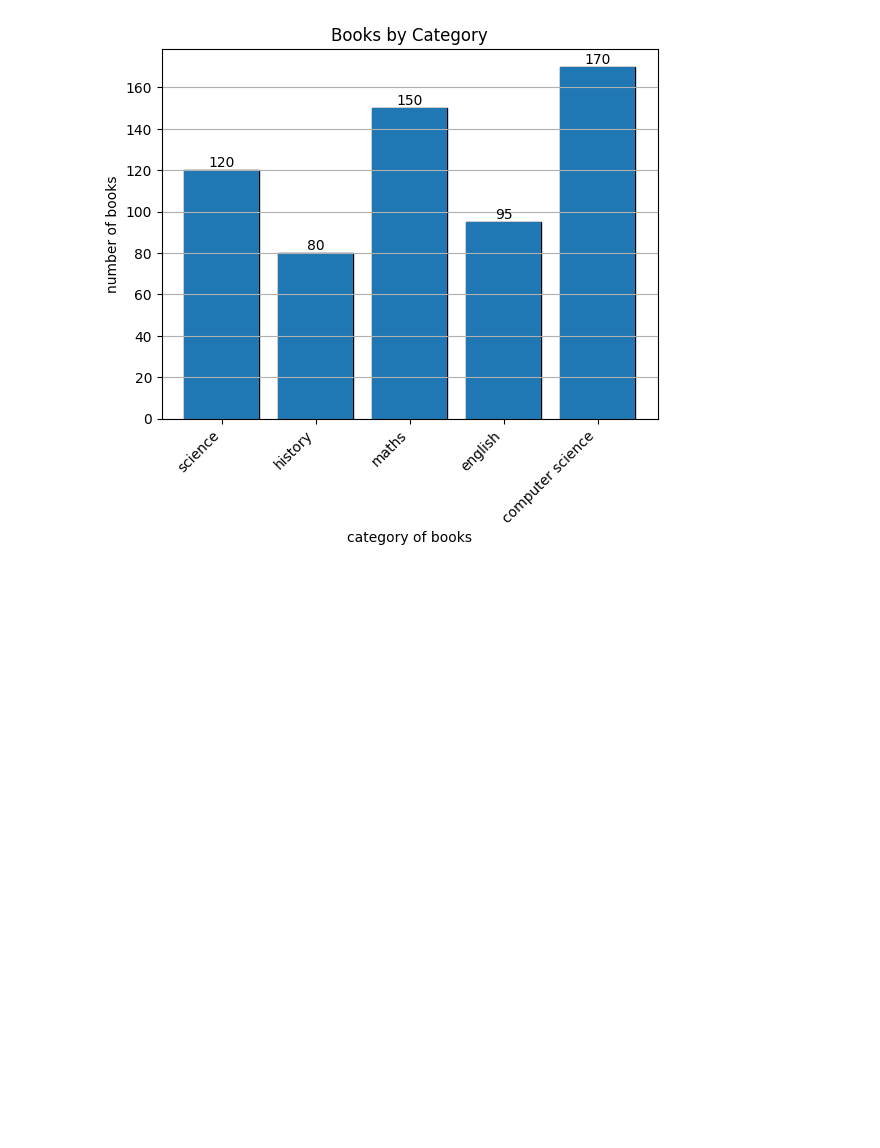
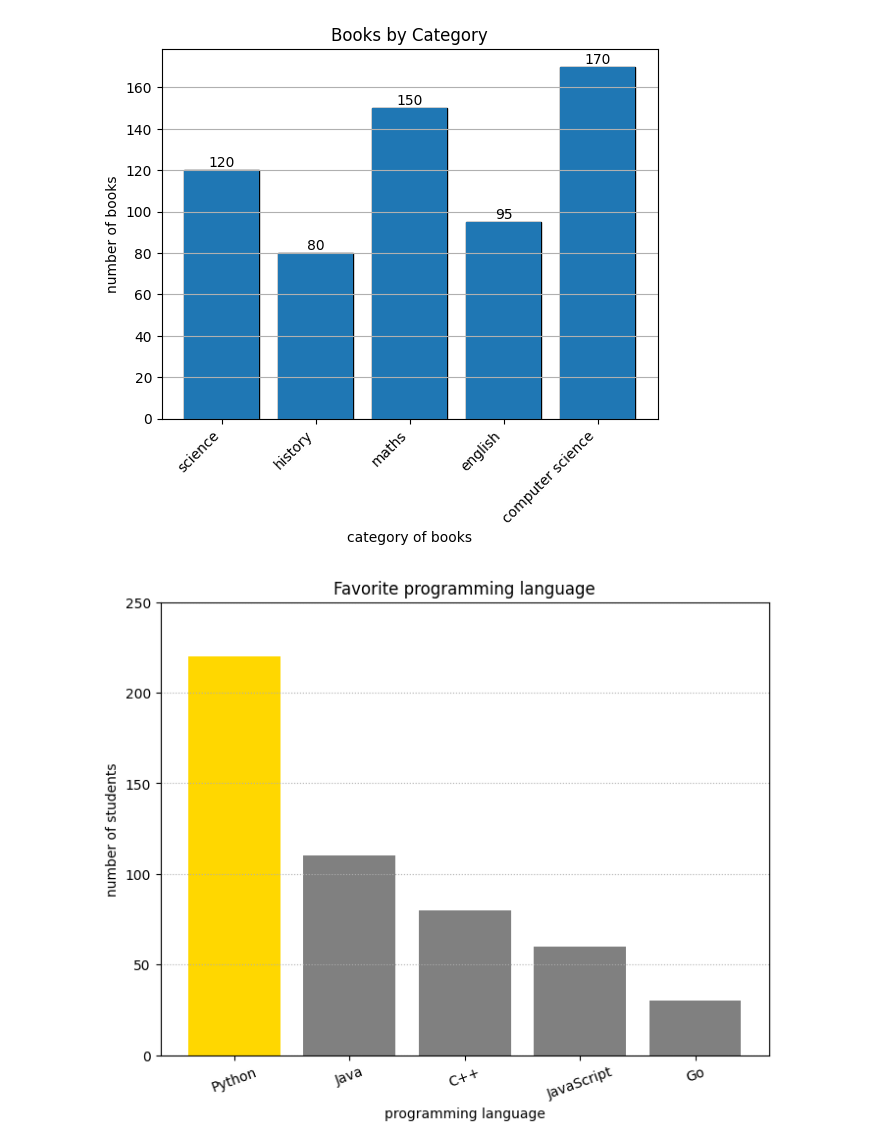
Before and after one commit to Engr-Jawad/Matplotlib_laibrary, a Jupyter notebook: problem4.ipynb, the cells around one changed output. Cells and saved outputs as stored; diff of their text form; code cells hidden in the pictures; blank space fills up the shorter version.

```diff
--- a/problem4.ipynb
+++ b/problem4.ipynb
@@ -61,3 +61,18 @@ plt.grid(axis="y")
 plt.show()
 # %% [output]
 [figure]
+# %%
+# Favorite Programming Languages
+language = ["Python","Java","C++","JavaScript","Go"]
+students=[220,110,80,60,30]
+plt.figure(figsize=(8,6))
+plt.bar(language,students,label="student favorite programming language",color= ["gold", "gray","gray","gray","gray"])
+plt.title("Favorite programming language")
+plt.xlabel("programming language")
+plt.ylabel("number of students")
+plt.grid(axis='y',ls=":")
+plt.xticks(rotation=20)
+plt.ylim(0,250)
+plt.show()
+# %% [output]
+[figure, added]
```
Also changed, not shown: parts of 1 cell of this notebook.
